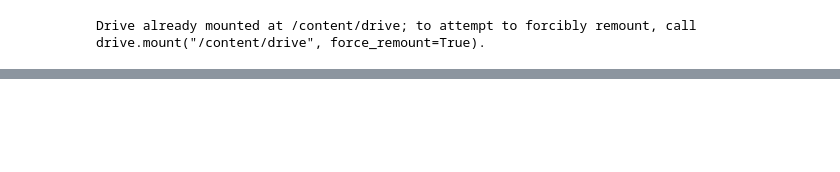
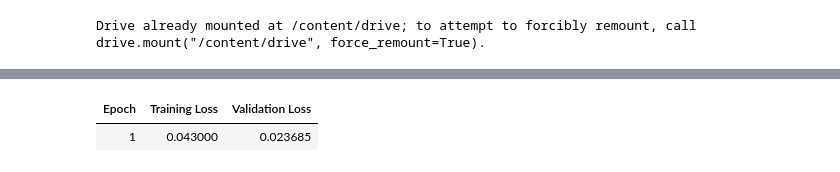
Before and after one commit to ebrahimhalaby/ebrahimsal, a Jupyter notebook: Arabic_Commands_BERT_Benchmark.ipynb, the cells around one changed output, grey strips where cells are left out. Cells and saved outputs as stored; diff of their text form; code cells hidden in the pictures; blank space fills up the shorter version.

```diff
--- a/Arabic_Commands_BERT_Benchmark.ipynb
+++ b/Arabic_Commands_BERT_Benchmark.ipynb
@@ -345,45 +442,66 @@ best_model
 # %%
+# ===============================
+# 7) Retrain best model on all data & export (Torch/ONNX/int8)
+# يعتمد على المتغيرات المعرفة سابقاً:
+# best_model, OUTPUT_ROOT, RUN_TAG, df, labels, id2label, label2id,
+# USE_CLASS_WEIGHTS, LR, BATCH, MAX_EPOCHS, PATIENCE
+# ===============================
+
 import os, json, numpy as np, torch
 from datasets import Dataset
 from sklearn.model_selection import StratifiedKFold
 from sklearn.utils.class_weight import compute_class_weight
-from transformers import (AutoTokenizer, AutoModelForSequenceClassification,
-                          DataCollatorWithPadding, TrainingArguments, Trainer,
-                          EarlyStoppingCallback)
+from transformers import (
+    AutoTokenizer, AutoModelForSequenceClassification,
+    DataCollatorWithPadding, TrainingArguments, Trainer,
+    EarlyStoppingCallback
+)
 
+# مجلد الإخراج للنموذج النهائي
 final_dir = f"{OUTPUT_ROOT}/{RUN_TAG}/final_{best_model.replace('/','_')}"
 os.makedirs(final_dir, exist_ok=True)
 
+# تحميل التوكنাইজر + إعداد طول أقصى مناسب للأوامر القصيرة
 tok = AutoTokenizer.from_pretrained(best_model)
+MAXLEN = 64
+if hasattr(tok, "model_max_length"):
+    tok.model_max_length = MAXLEN
 
-# small internal split for early stopping
+# تقسيم صغير داخلي لأجل EarlyStopping فقط
 skf = StratifiedKFold(n_splits=8, shuffle=True, random_state=999)
 tr_idx, va_idx = list(skf.split(df["text_norm"], df["label"]))[0]
 
 train_ds = Dataset.from_pandas(df.iloc[tr_idx][["text_norm","label"]].rename(columns={"text_norm":"text"}))
 val_ds   = Dataset.from_pandas(df.iloc[va_idx][["text_norm","label"]].rename(columns={"text_norm":"text"}))
 
-def tok_fn(b): return tok(b["text"], truncation=True)
+def tok_fn(b):
+    return tok(b["text"], truncation=True, max_length=MAXLEN)
+
 train_ds = train_ds.map(tok_fn, batched=True, remove_columns=["text"])
-val_ds   = val_ds.map(tok_fn, batched=True, remove_columns=["text"])
+val_ds   = val_ds.map(tok_fn,   batched=True, remove_columns=["text"])
 
 data_collator = DataCollatorWithPadding(tokenizer=tok)
+
+# تحميل النموذج
 model = AutoModelForSequenceClassification.from_pretrained(
     best_model, num_labels=len(labels), id2label=id2label, label2id=label2id
 )
 
+# أوزان الفئات (اختياري)
+loss_weights = None
 if USE_CLASS_WEIGHTS:
     y = df.iloc[tr_idx]["label"].values
     cw = compute_class_weight("balanced", classes=np.arange(len(labels)), y=y)
     loss_weights = torch.tensor(cw, dtype=torch.float)
-else:
-    loss_weights = None
 
-def compute_loss(model, inputs, return_outputs=False):
+# ✅ تعديل توقيع compute_loss ليتقبل **kwargs (مثل num_items_in_batch)
+def compute_loss(model, inputs, return_outputs=False, **kwargs):
     labels_t = inputs.get("labels")
-    outputs = model(**{k:v for k,v in inputs.items() if k!="labels"})
+    outputs = model(**{k: v for k, v in inputs.items() if k != "labels"})
     logits = outputs.logits
-    loss_fct = torch.nn.CrossEntropyLoss(weight=(loss_weights.to(logits.device) if loss_weights is not None else None))
+    loss_fct = torch.nn.CrossEntropyLoss(
+        weight=(loss_weights.to(logits.device) if loss_weights is not None else None)
+    )
     loss = loss_fct(logits, labels_t)
     return (loss, outputs) if return_outputs else loss
 
@@ -394,10 +512,10 @@ args = TrainingArguments(
     load_best_model_at_end=True,
     metric_for_best_model="f1_macro",
     greater_is_better=True,
-    learning_rate=2e-5,
-    per_device_train_batch_size=32,
-    per_device_eval_batch_size=32,
-    num_train_epochs=6,
+    learning_rate=LR,
+    per_device_train_batch_size=BATCH,
+    per_device_eval_batch_size=BATCH,
+    num_train_epochs=MAX_EPOCHS,
     warmup_ratio=0.1,
     weight_decay=0.01,
     fp16=torch.cuda.is_available(),
@@ -411,20 +529,28 @@ trainer = Trainer(
     train_dataset=train_ds, eval_dataset=val_ds,
     tokenizer=tok, data_collator=data_collator,
     compute_metrics=None,
-    callbacks=[EarlyStoppingCallback(early_stopping_patience=2)]
+    callbacks=[EarlyStoppingCallback(early_stopping_patience=PATIENCE)]
 )
 trainer.compute_loss = compute_loss
+
+# تدريب النموذج النهائي
 trainer.train()
 
-# Save (Torch)
+# حفظ (Torch) + التوكنايزر + خرائط التسميات
 trainer.save_model(final_dir)
 tok.save_pretrained(final_dir)
 with open(os.path.join(final_dir, "label_map.json"), "w", encoding="utf-8") as f:
-    json.dump({"labels": labels, "label2id": {k:int(v) for k,v in label2id.items()},
-               "id2label": {int(k):v for k,v in id2label.items()}}, f, ensure_ascii=False, indent=2)
+    json.dump(
+        {
+            "labels": labels,
+            "label2id": {k: int(v) for k, v in label2id.items()},
+            "id2label": {int(k): v for k, v in id2label.items()},
+        },
+        f, ensure_ascii=False, indent=2
+    )
 
-# Export ONNX
-dummy = tok("اختبار", return_tensors="pt")
+# تصدير ONNX (مع محاور ديناميكية) + تكميم INT8 اختياري
+dummy = tok("اختبار", return_tensors="pt", truncation=True, max_length=MAXLEN)
 model.to("cpu").eval()
 onnx_path = os.path.join(final_dir, "model.onnx")
 torch.onnx.export(
@@ -433,11 +559,15 @@ torch.onnx.export(
     onnx_path,
     input_names=["input_ids","attention_mask"],
     output_names=["logits"],
-    dynamic_axes={"input_ids":{0:"batch",1:"seq"}, "attention_mask":{0:"batch",1:"seq"}, "logits":{0:"batch"}},
+    dynamic_axes={
+        "input_ids": {0: "batch", 1: "seq"},
+        "attention_mask": {0: "batch", 1: "seq"},
+        "logits": {0: "batch"}
+    },
     opset_version=17
 )
 
-# Optional quantization
+# التكميم (اختياري)
 try:
     from onnxruntime.quantization import quantize_dynamic, QuantType
     quantize_dynamic(onnx_path, os.path.join(final_dir, "model.int8.onnx"), weight_type=QuantType.QInt8)
@@ -445,3 +575,4 @@ except Exception as e:
     print("Quantization skipped:", e)
 
 final_dir
+# %% [output]
@@ -447,0 +582,2 @@ final_dir
+| Epoch | Training Loss | Validation Loss |
+| 1 | 0.043000 | 0.023685 |
```
Also changed, not shown: parts of 9 cells of this notebook.
